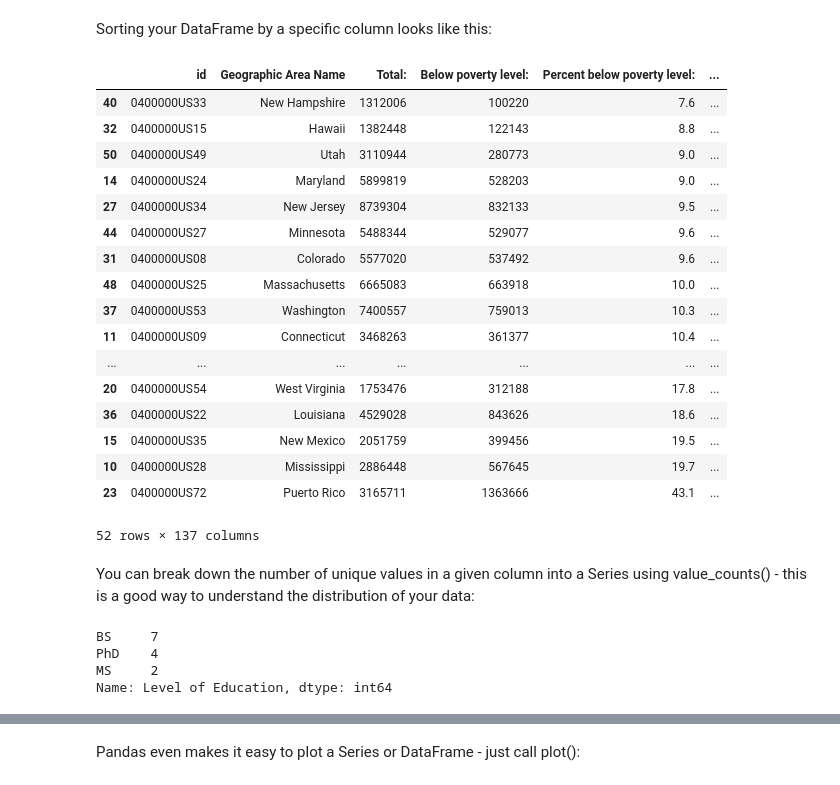
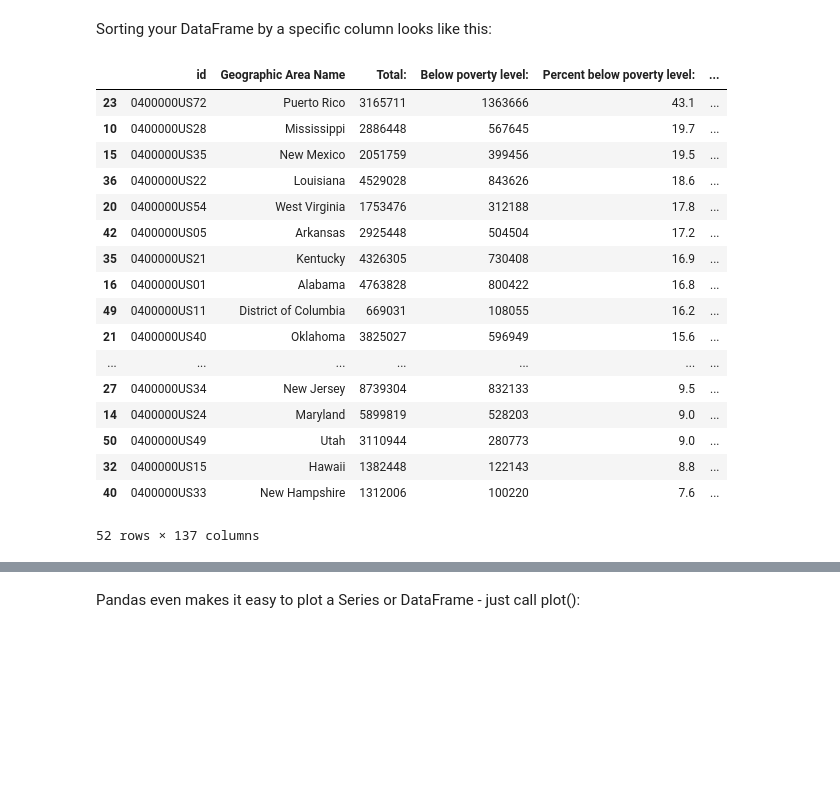
Before and after one commit to imagineLife/data-cleaner, a Jupyter notebook: pandas.ipynb, the cells around one changed output, grey strips where cells are left out. Drawn from its saved outputs; the diff is of its cells as text; code cells hidden in the pictures; blank space fills up the shorter version.

```diff
--- a/pandas.ipynb
+++ b/pandas.ipynb
@@ -180,33 +180,23 @@ df[['Percent below poverty level:', 'Percent below poverty level:AGE:Under 18 ye
 # %% [markdown]
 Sorting your DataFrame by a specific column looks like this:
 # %%
-df.sort_values(['Percent below poverty level:'])
+df.sort_values(['Percent below poverty level:'], ascending=False)
 # %% [output]
 |  | id | Geographic Area Name | Total: | Below poverty level: | Percent below poverty level: | ... |
+| 23 | 0400000US72 | Puerto Rico | 3165711 | 1363666 | 43.1 | ... |
+| 10 | 0400000US28 | Mississippi | 2886448 | 567645 | 19.7 | ... |
+| 15 | 0400000US35 | New Mexico | 2051759 | 399456 | 19.5 | ... |
+| 36 | 0400000US22 | Louisiana | 4529028 | 843626 | 18.6 | ... |
+| 20 | 0400000US54 | West Virginia | 1753476 | 312188 | 17.8 | ... |
+| 42 | 0400000US05 | Arkansas | 2925448 | 504504 | 17.2 | ... |
+| 35 | 0400000US21 | Kentucky | 4326305 | 730408 | 16.9 | ... |
+| 16 | 0400000US01 | Alabama | 4763828 | 800422 | 16.8 | ... |
+| 49 | 0400000US11 | District of Columbia | 669031 | 108055 | 16.2 | ... |
+| 21 | 0400000US40 | Oklahoma | 3825027 | 596949 | 15.6 | ... |
+| ... | ... | ... | ... | ... | ... | ... |
+| 27 | 0400000US34 | New Jersey | 8739304 | 832133 | 9.5 | ... |
+| 14 | 0400000US24 | Maryland | 5899819 | 528203 | 9.0 | ... |
+| 50 | 0400000US49 | Utah | 3110944 | 280773 | 9.0 | ... |
+| 32 | 0400000US15 | Hawaii | 1382448 | 122143 | 8.8 | ... |
 | 40 | 0400000US33 | New Hampshire | 1312006 | 100220 | 7.6 | ... |
-| 32 | 0400000US15 | Hawaii | 1382448 | 122143 | 8.8 | ... |
-| 50 | 0400000US49 | Utah | 3110944 | 280773 | 9.0 | ... |
-| 14 | 0400000US24 | Maryland | 5899819 | 528203 | 9.0 | ... |
-| 27 | 0400000US34 | New Jersey | 8739304 | 832133 | 9.5 | ... |
-| 44 | 0400000US27 | Minnesota | 5488344 | 529077 | 9.6 | ... |
-| 31 | 0400000US08 | Colorado | 5577020 | 537492 | 9.6 | ... |
-| 48 | 0400000US25 | Massachusetts | 6665083 | 663918 | 10.0 | ... |
-| 37 | 0400000US53 | Washington | 7400557 | 759013 | 10.3 | ... |
-| 11 | 0400000US09 | Connecticut | 3468263 | 361377 | 10.4 | ... |
-| ... | ... | ... | ... | ... | ... | ... |
-| 20 | 0400000US54 | West Virginia | 1753476 | 312188 | 17.8 | ... |
-| 36 | 0400000US22 | Louisiana | 4529028 | 843626 | 18.6 | ... |
-| 15 | 0400000US35 | New Mexico | 2051759 | 399456 | 19.5 | ... |
-| 10 | 0400000US28 | Mississippi | 2886448 | 567645 | 19.7 | ... |
-| 23 | 0400000US72 | Puerto Rico | 3165711 | 1363666 | 43.1 | ... |
 52 rows × 137 columns
-# %% [markdown]
-You can break down the number of unique values in a given column into a Series using value_counts() - this is a good way to understand the distribution of your data:
-# %%
-degree_counts = df['Level of Education'].value_counts()
-degree_counts
-# %% [output]
-BS     7
-PhD    4
-MS     2
-Name: Level of Education, dtype: int64
```
Also changed, not shown: parts of 4 cells of this notebook.
